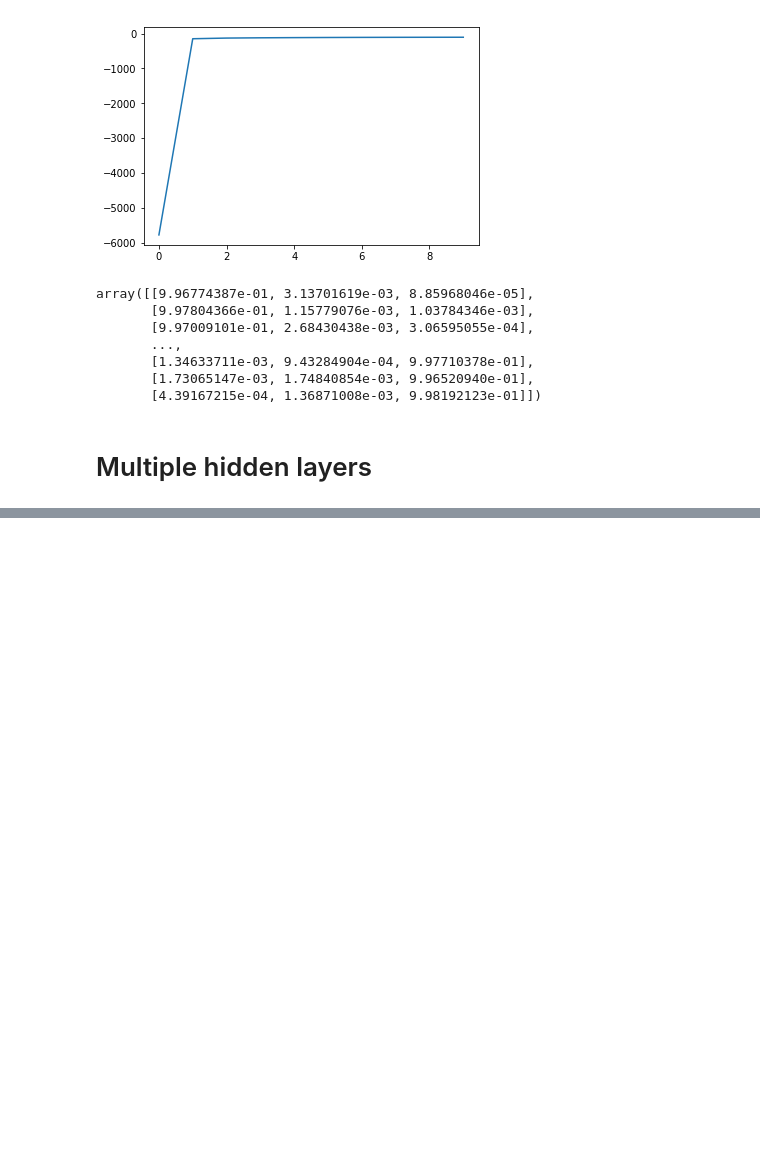
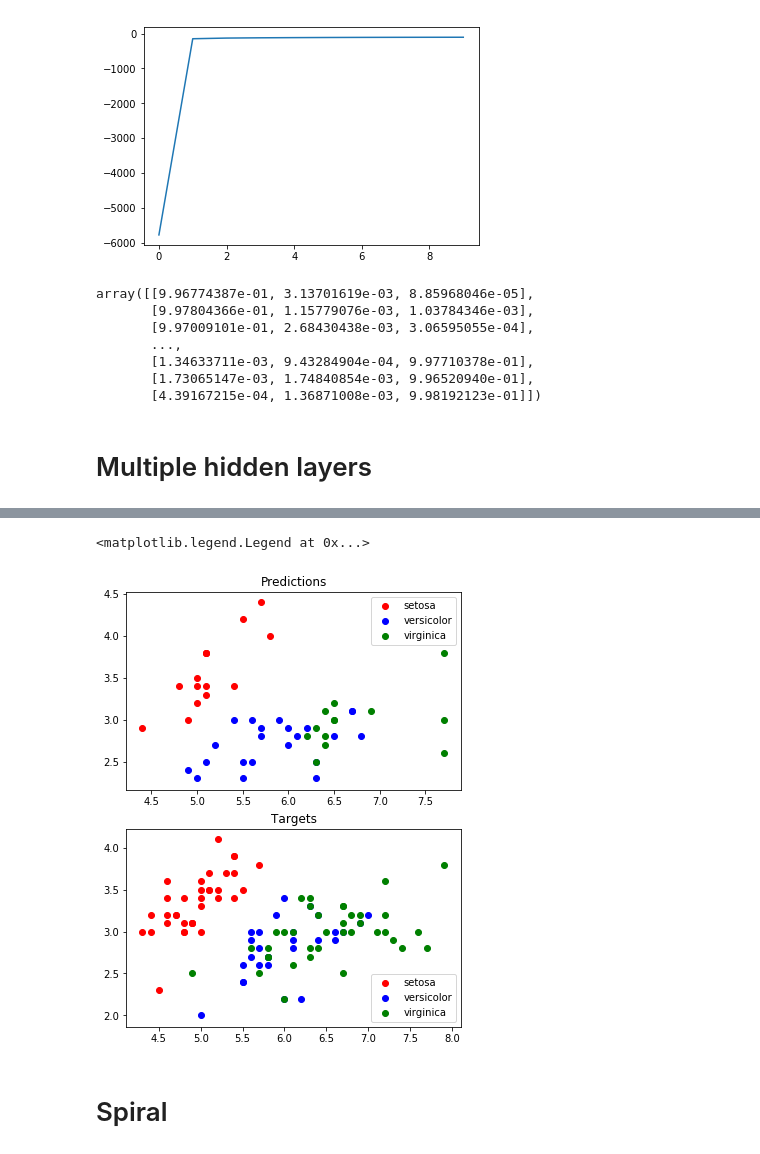
Before and after one commit to jackblandin/research, a Jupyter notebook: experiments/nn/feed-forward.ipynb, the cells around one changed output, grey strips where cells are left out. Cells and saved outputs as stored; diff of their text form; code cells hidden in the pictures; blank space fills up the shorter version.

```diff
--- a/experiments/nn/feed-forward.ipynb
+++ b/experiments/nn/feed-forward.ipynb
@@ -779,0 +913,27 @@ epoch: 900 cost: -92.98506092835812 classification_rate: 0.9793333333333333
+# %%
+fig, (ax0, ax1) = plt.subplots(2, 1, figsize=(6,8))
+
+iris_test0 = iris_test.query('target == 0')
+iris_test1 = iris_test.query('target == 1')
+iris_test2 = iris_test.query('target == 2')
+
+ax0.scatter(iris_test0['sepal_length'], iris_test0['sepal_width'], label='setosa', c='r')
+ax0.scatter(iris_test1['sepal_length'], iris_test1['sepal_width'], label='versicolor', c='b')
+ax0.scatter(iris_test2['sepal_length'], iris_test2['sepal_width'], label='virginica', c='g')
+ax0.set_title('Predictions')
+ax0.legend()
+
+iris_train0 = iris_train.query('target == 0')
+iris_traain1 = iris_train.query('target == 1')
+iris_train2 = iris_train.query('target == 2')
+
+ax1.set_title('Targets')
+ax1.scatter(iris_train0['sepal_length'], iris_train0['sepal_width'], label='setosa', c='r')
+ax1.scatter(iris_train1['sepal_length'], iris_train1['sepal_width'], label='versicolor', c='b')
+ax1.scatter(iris_train2['sepal_length'], iris_train2['sepal_width'], label='virginica', c='g')
+ax1.legend()
+# %% [output]
+<matplotlib.legend.Legend at 0x...>
+[figure, added]
+# %% [markdown]
+# Spiral
```
Also changed, not shown: parts of 13 cells of this notebook, 1 other file.
